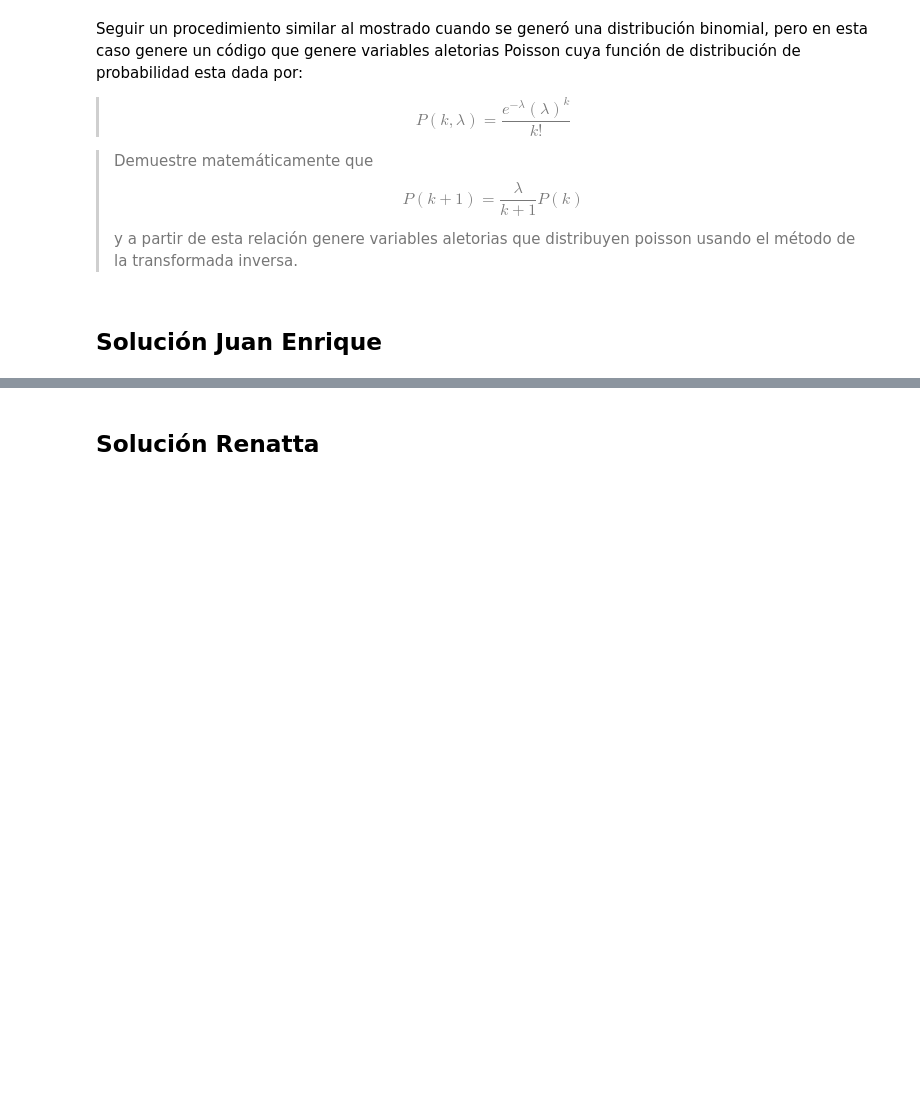
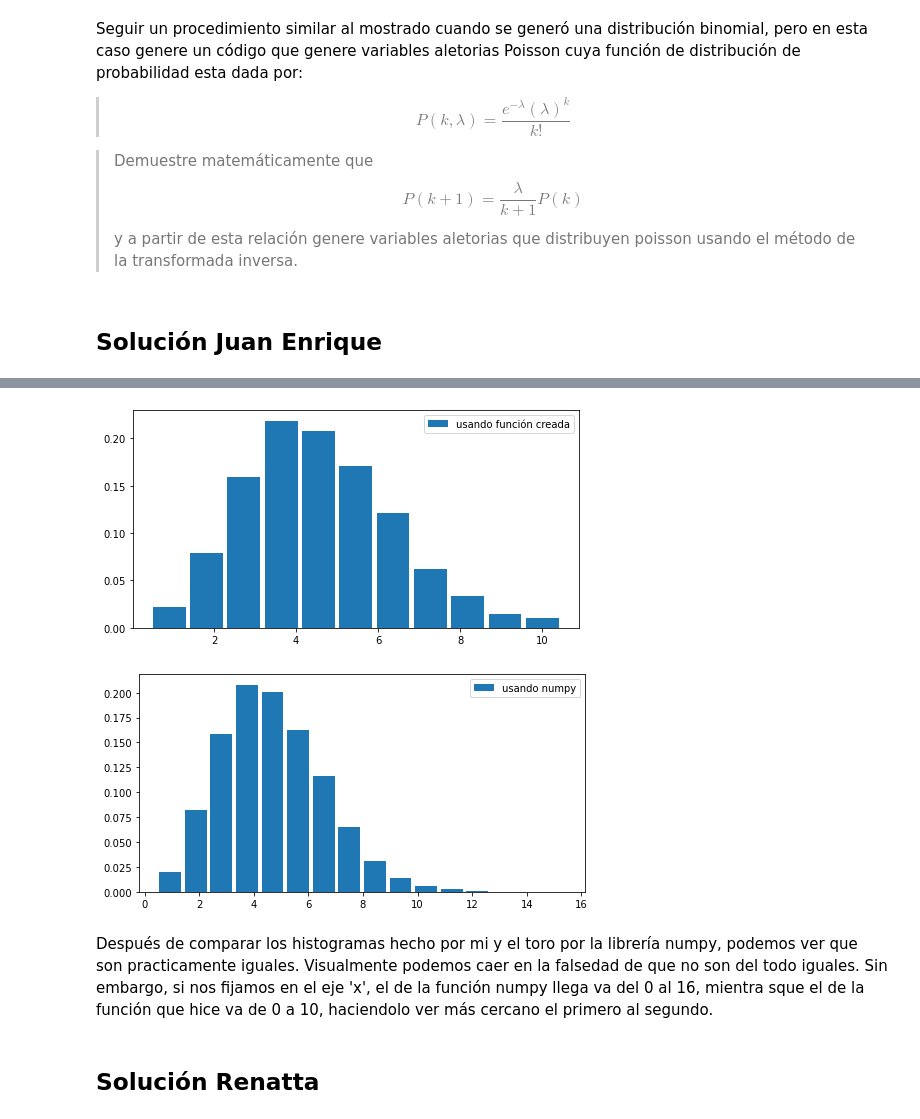
Before and after one commit to renattaGS/Tareas_simproc_aguirre_garcia, a Jupyter notebook: Tarea 4.ipynb, the cells around one changed output, grey strips where cells are left out. Saved outputs shown, nothing was run; the diff lists cells and outputs as text; code cells hidden in the pictures; blank space fills up the shorter version.

```diff
--- a/Tarea 4.ipynb
+++ b/Tarea 4.ipynb
@@ -187,3 +282,34 @@ Seguir un procedimiento similar al mostrado cuando se generó una distribución
+# %%
+# Función que calcula la probabilidad acumulada optimizada
+def dist_poiss(k, lamd):
+    p = np.zeros(k)
+    p[0] = np.exp(-lamd)
+    def llenar_vec(k):
+        nonlocal p
+        p[k + 1] = (lamd*p[k]) / (k+1)
+
+    # Lleno el vector p usando compresión de listas
+    [llenar_vec(k) for k in range(k-1)]
+    return np.cumsum(p)
+# %%
+# def D_binomial_intermedia(n,p,N):
+k = 10; lamd = 4; N2 = 10**4
+
+p_acum2 = dist_poiss(k, lamd)
+u2 = np.random.rand(N2)
+
+# Usando el método de la transformada inversa
+d_poiss = Gen_distr_discreta(u2, p_acum2)
+plot_histogram_discrete(d_poiss,'usando función creada')
+
+# Usando numpy
+d_poiss_numpy = np.random.poisson(lamd, N2)
+plot_histogram_discrete(d_poiss_numpy,'usando numpy')
+# %% [output]
+[figure, added]
+[figure, added]
+# %% [markdown]
+Después de comparar los histogramas hecho por mi y el toro por la librería numpy, podemos ver que son practicamente iguales. Visualmente podemos caer en la falsedad de que no son del todo iguales. Sin embargo, si nos fijamos en el eje 'x', el de la función numpy llega va del 0 al 16, mientra sque el de la función que hice va de 0 a 10, haciendolo ver más cercano el primero al segundo.
 # %% [markdown]
 ## Solución Renatta
 # %% [markdown]
```
Also changed, not shown: parts of 32 cells of this notebook.
